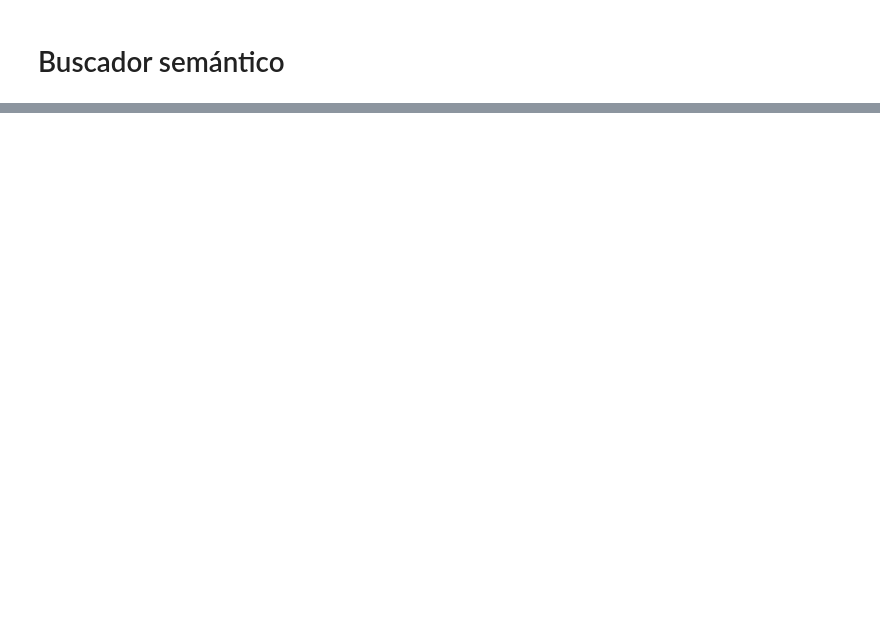
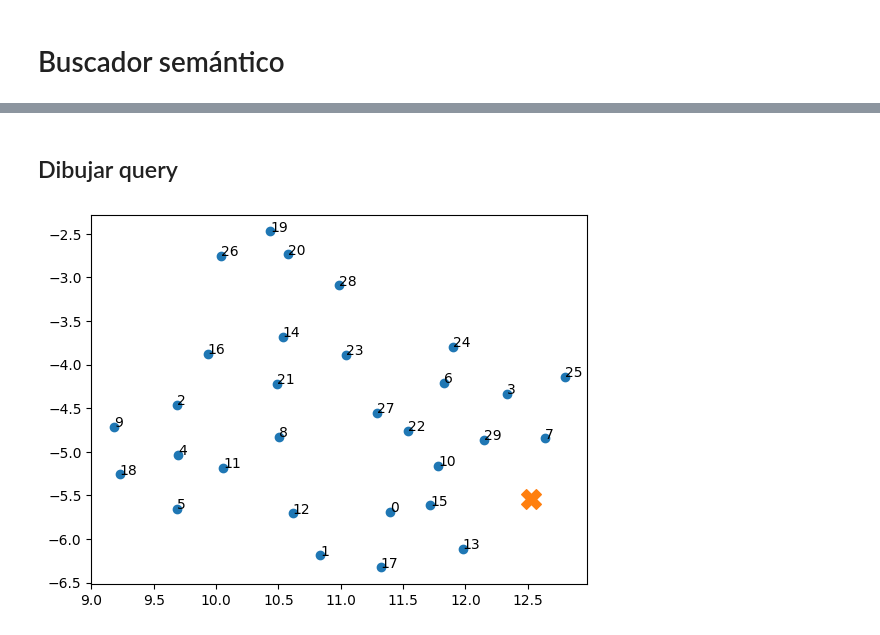
Before and after one commit to Elkazuo/Encoder-xAI-LLMs, a Jupyter notebook: Notebooks/1stTests.ipynb, the cells around one changed output, grey strips where cells are left out. Cells and saved outputs as stored; diff of their text form; code cells hidden in the pictures; blank space fills up the shorter version.

```diff
--- a/Notebooks/1stTests.ipynb
+++ b/Notebooks/1stTests.ipynb
@@ -540,0 +576,32 @@ plt.show
+# %% [markdown]
+## Dibujar query
+# %%
+query = model.encode(
+    "causal explanation methods"
+)
+todos = np.vstack([ # Agregas temporalmente el embedding de la query con el de la bibliografía
+    embeddings,
+    query
+])
+coords = reducer.fit_transform(todos)
+coords.shape
+
+plt.scatter(
+    coords[:-1,0],
+    coords[:-1,1]
+)
+
+plt.scatter(
+    coords[-1,0],
+    coords[-1,1],
+    marker="X",
+    s=200
+)
+for i,tit in enumerate(df["title"]):
+    plt.annotate(
+        str(i),
+        (coords[i,0],coords[i,1])
+    )
+plt.show()
+# %% [output]
+[figure, added]
```
Also changed, not shown: parts of 4 cells of this notebook, 3 other files.
